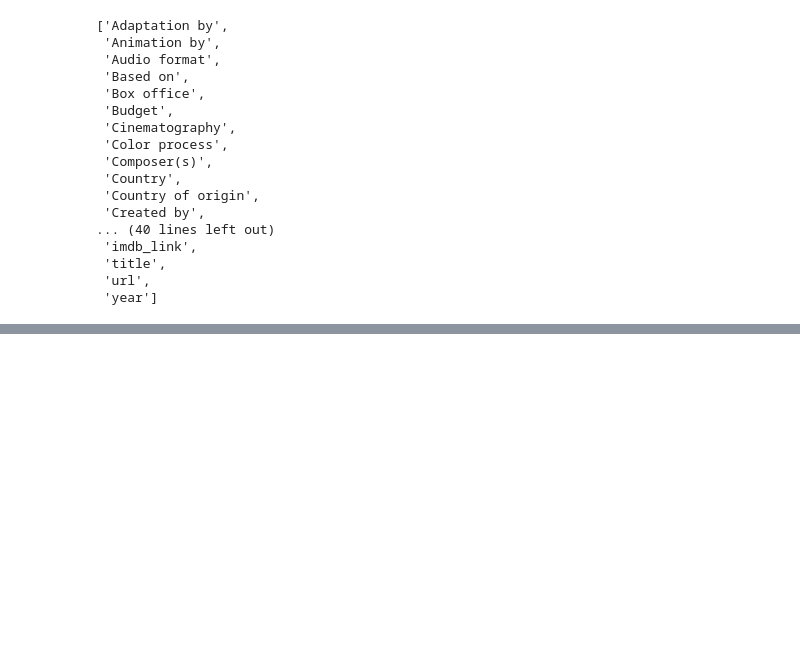
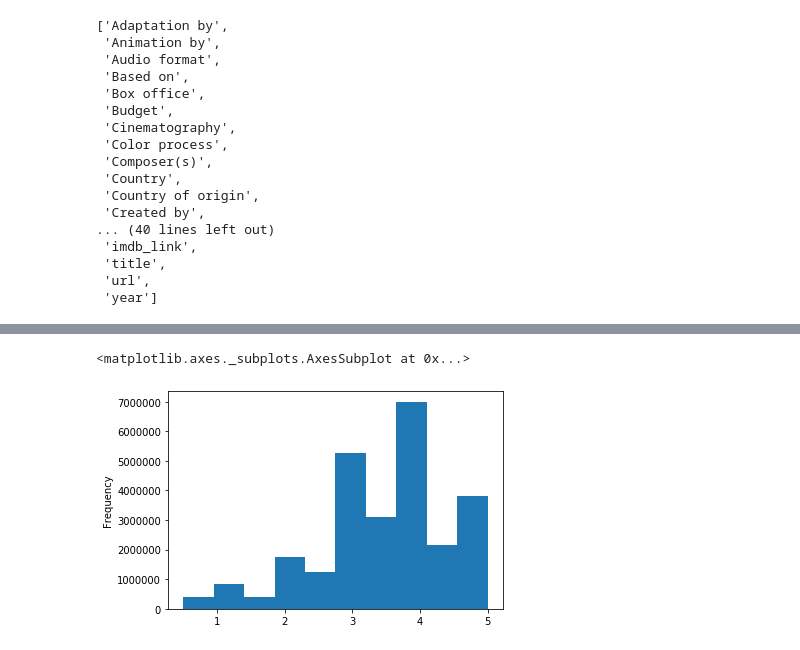
Before and after one commit to MauroBarron/Movies-ETL, a Jupyter notebook: Transform Wiki and Kaggle Data.ipynb, the cells around one changed output, grey strips where cells are left out. Drawn from its saved outputs; the diff is of its cells as text; code cells hidden in the pictures; blank space fills up the shorter version.

```diff
--- a/Transform Wiki and Kaggle Data.ipynb
+++ b/Transform Wiki and Kaggle Data.ipynb
@@ -41,6 +48,6 @@ movies_metadata = pd.read_csv("Movies-ETL/Resources/movies_metadata.csv", low_me
 # %%
 ## Get More Kaggle Data
-ratings = pd.read_csv("Movies-ETL/Resources/ratings.csv", low_memory=False)
+ratings = pd.read_csv("C:/Users/Marishka/Documents/DABootCamp/W9-M8-ETL/Movies-ETL/Resources/ratings.csv", low_memory=False)
 # %%
 ## Quick view of the Movies data
 movies_metadata.head()
@@ -388,0 +1336,9 @@ sorted(wiki_movies_df.columns.tolist())
+# %%
+## Looks OK. Assign it back to the DF
+ratings['timestamp'] = pd.to_datetime(ratings['timestamp'], unit='s')
+# %%
+### Lets look at the Ratings data
+ratings['rating'].plot(kind='hist')
+# %% [output]
+<matplotlib.axes._subplots.AxesSubplot at 0x...>
+[figure, added]
```
Also changed, not shown: parts of 95 cells of this notebook.
